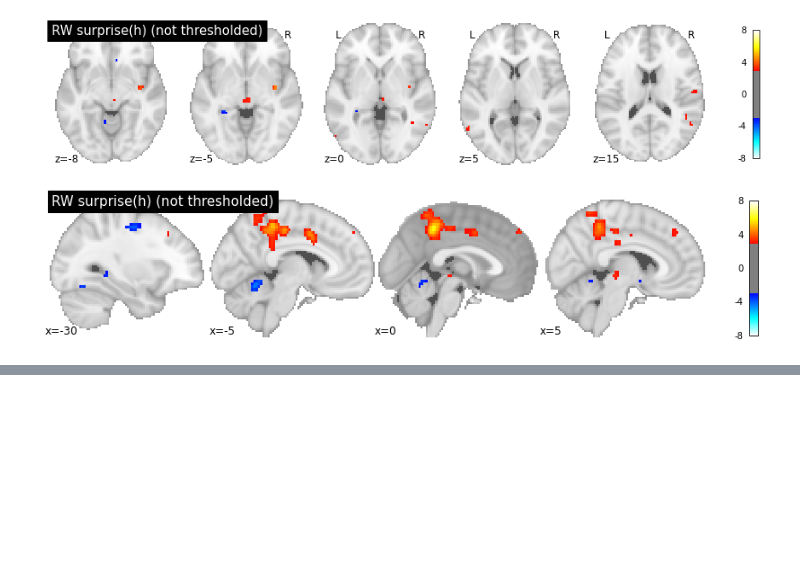
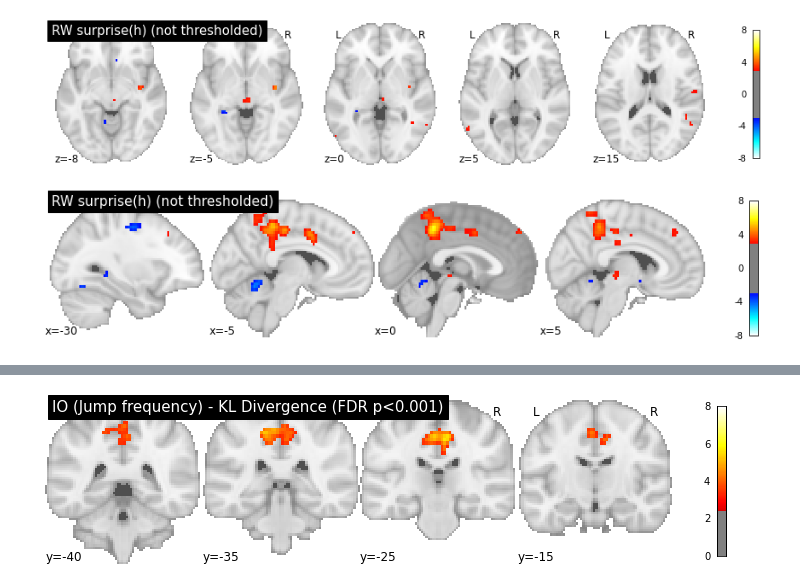
Before and after one commit to syzhang/tsl_hbi, a Jupyter notebook: imaging_plot/visualise.ipynb, the cells around one changed output, grey strips where cells are left out. Drawn from its saved outputs; the diff is of its cells as text; code cells hidden in the pictures; blank space fills up the shorter version.

```diff
--- a/imaging_plot/visualise.ipynb
+++ b/imaging_plot/visualise.ipynb
@@ -244,0 +265,7 @@ g.savefig('./figs/rw_sh_x.pdf')
+# %%
+g = nilearn.plotting.plot_stat_map(
+    img, title=ttl,
+    threshold=2.5, vmax=8, display_mode='y', cut_coords=(-40, -35, -25, -15),
+    colorbar=True);
+# %% [output]
+[figure, added]
```
Also changed, not shown: parts of 22 cells of this notebook, 10 other files.
